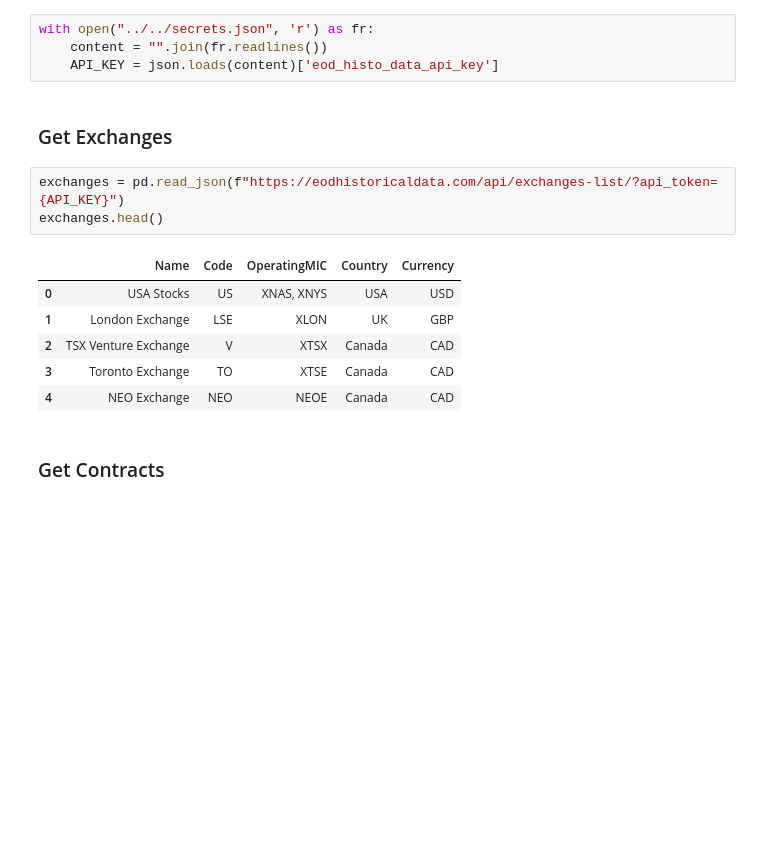
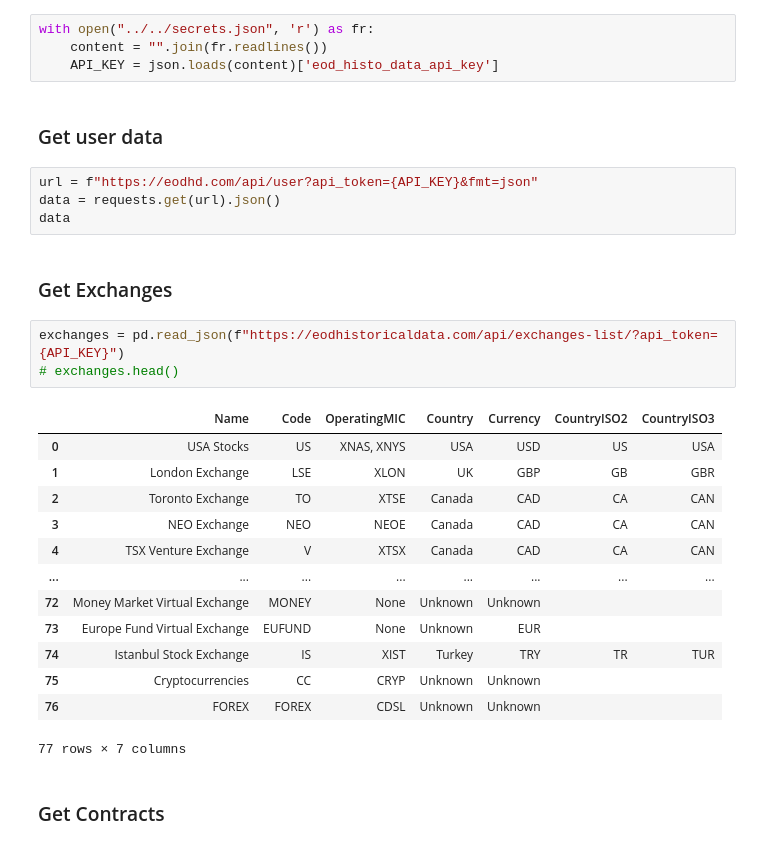
Before and after one commit to mcreutz/playground, a Jupyter notebook: finance/data_api/eod_histo_data.ipynb, the cells around one changed output. Cells and saved outputs as stored; diff of their text form; blank space fills up the shorter version.

Commit message:
Update EODHD

```diff
--- a/finance/data_api/eod_histo_data.ipynb
+++ b/finance/data_api/eod_histo_data.ipynb
@@ -7,18 +7,31 @@ import pandas as pd
 with open("../../secrets.json", 'r') as fr:
     content = "".join(fr.readlines())
     API_KEY = json.loads(content)['eod_histo_data_api_key']
+# %% [markdown]
+### Get user data
+# %%
+url = f"https://eodhd.com/api/user?api_token={API_KEY}&fmt=json"
+data = requests.get(url).json()
+data
 # %% [markdown]
 ### Get Exchanges
 # %%
 exchanges = pd.read_json(f"https://eodhistoricaldata.com/api/exchanges-list/?api_token={API_KEY}")
-exchanges.head()
+# exchanges.head()
 # %% [output]
-|  | Name | Code | OperatingMIC | Country | Currency |
-| 0 | USA Stocks | US | XNAS, XNYS | USA | USD |
-| 1 | London Exchange | LSE | XLON | UK | GBP |
-| 2 | TSX Venture Exchange | V | XTSX | Canada | CAD |
-| 3 | Toronto Exchange | TO | XTSE | Canada | CAD |
-| 4 | NEO Exchange | NEO | NEOE | Canada | CAD |
+|  | Name | Code | OperatingMIC | Country | Currency | CountryISO2 | CountryISO3 |
+| 0 | USA Stocks | US | XNAS, XNYS | USA | USD | US | USA |
+| 1 | London Exchange | LSE | XLON | UK | GBP | GB | GBR |
+| 2 | Toronto Exchange | TO | XTSE | Canada | CAD | CA | CAN |
+| 3 | NEO Exchange | NEO | NEOE | Canada | CAD | CA | CAN |
+| 4 | TSX Venture Exchange | V | XTSX | Canada | CAD | CA | CAN |
+| ... | ... | ... | ... | ... | ... | ... | ... |
+| 72 | Money Market Virtual Exchange | MONEY | None | Unknown | Unknown |  |  |
+| 73 | Europe Fund Virtual Exchange | EUFUND | None | Unknown | EUR |  |  |
+| 74 | Istanbul Stock Exchange | IS | XIST | Turkey | TRY | TR | TUR |
+| 75 | Cryptocurrencies | CC | CRYP | Unknown | Unknown |  |  |
+| 76 | FOREX | FOREX | CDSL | Unknown | Unknown |  |  |
+77 rows × 7 columns
 # %% [markdown]
 ### Get Contracts
 # %%
```
Also changed, not shown: parts of 4 cells of this notebook.
